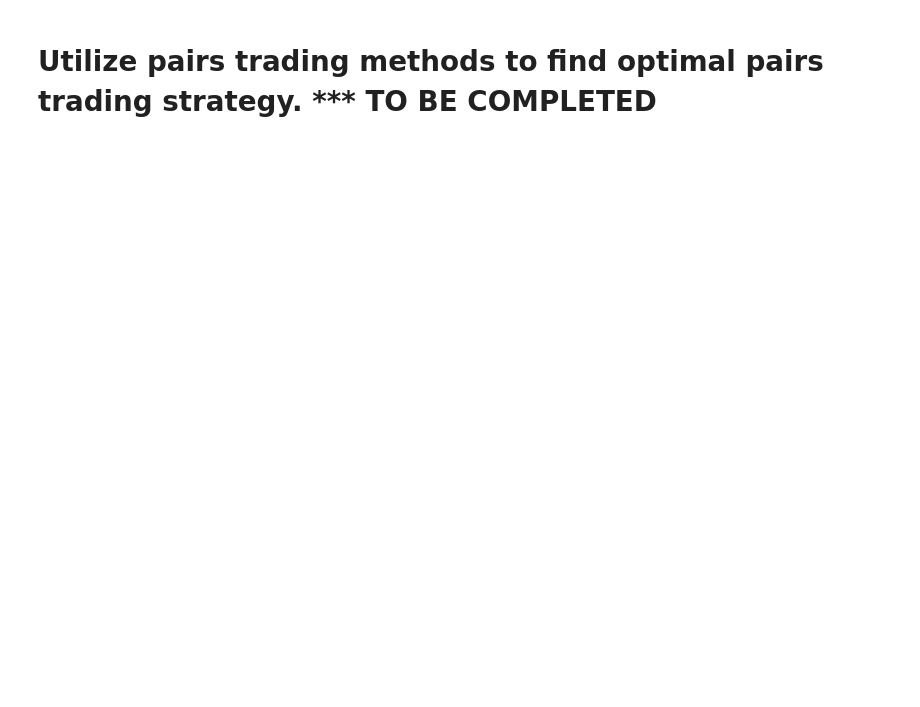
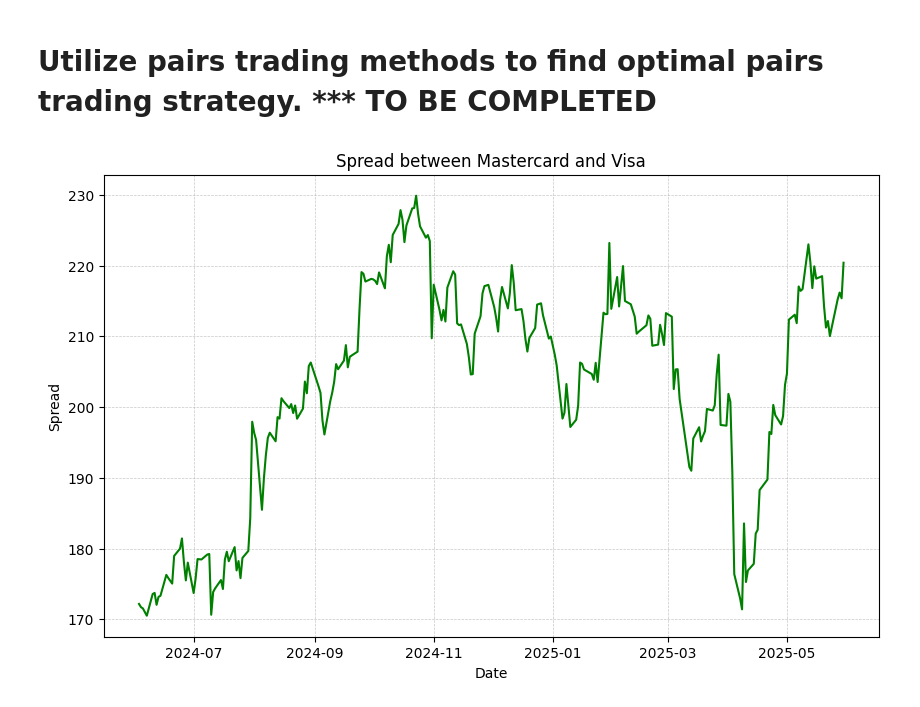
Before and after one commit to jay-gleeson/fintech-pairs-csuf, a Jupyter notebook: archive/pairs_trading.ipynb, the cells around one changed output. Saved outputs shown, nothing was run; the diff lists cells and outputs as text; code cells hidden in the pictures; blank space fills up the shorter version.

Commit message:
add: pairs trading signal

```diff
--- a/archive/pairs_trading.ipynb
+++ b/archive/pairs_trading.ipynb
@@ -554,0 +549,25 @@ Statsmodels p-value: 0.02258184751362137
+# %%
+# Function to plot the spread between the two stocks in the pair.
+def plot_spread(data, pair):
+
+    # Calculate and plot the spread between the two stocks in the pair.
+    data['spread'] = data[pair[1]] - data[pair[0]]
+
+    # Get the names of the stocks in the pair.
+    stocka, stockb = pair
+    namea, nameb = get_stock_names(pair)
+
+    # Plot spread.
+    plt.figure(figsize=(10, 6))
+    plt.plot(data['spread'], label=f'Spread: {nameb} - {namea}', color='green')
+    plt.title(f'Spread between {nameb} and {namea}')
+    plt.xlabel('Date')
+    plt.ylabel('Spread')
+    plt.grid(True, which='both', linestyle='--', linewidth=0.5, alpha=0.7)
+    plt.show()
+    plt.close()
+
+# Plot the spread.
+plot_spread(df, pair)
+# %% [output]
+[figure, added]
```
Also changed, not shown: parts of 8 cells of this notebook, 1 other file.
